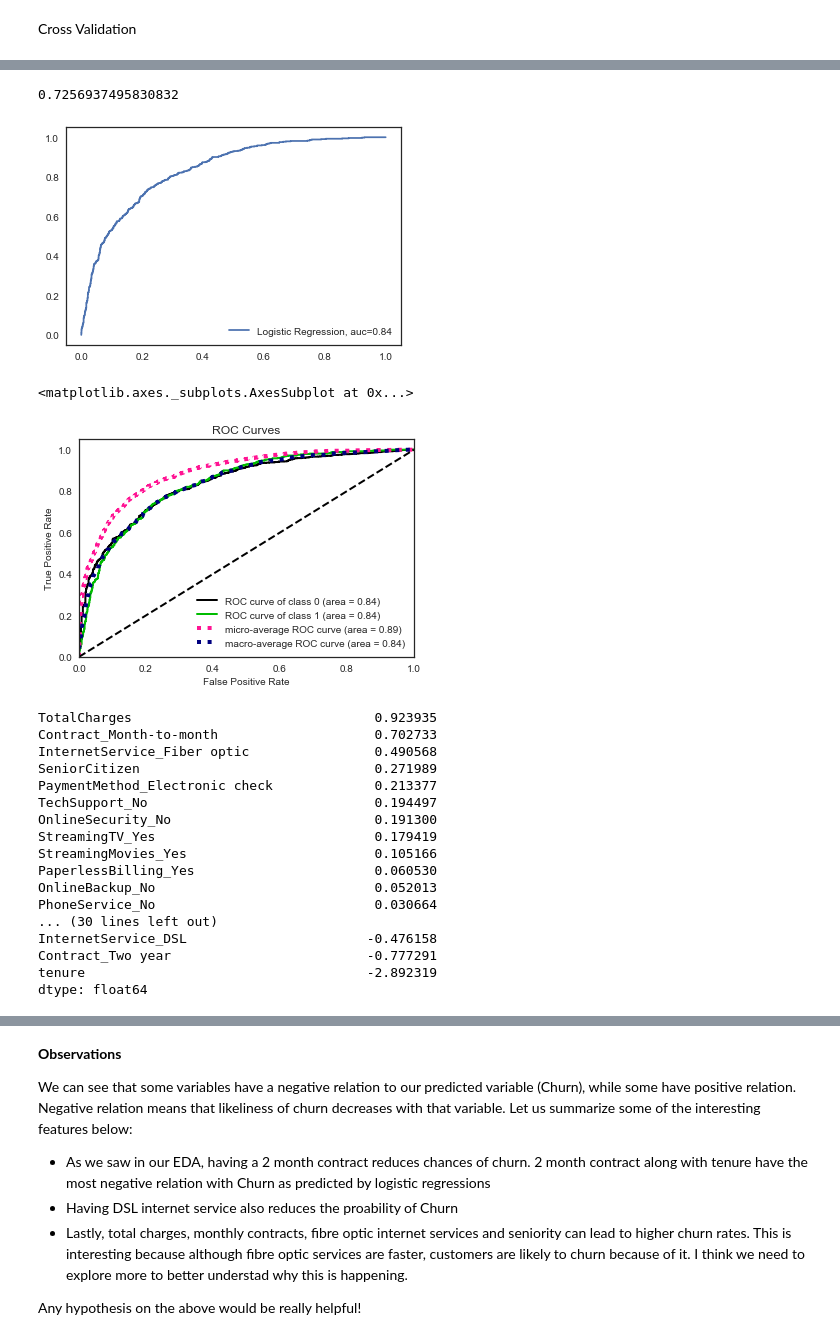
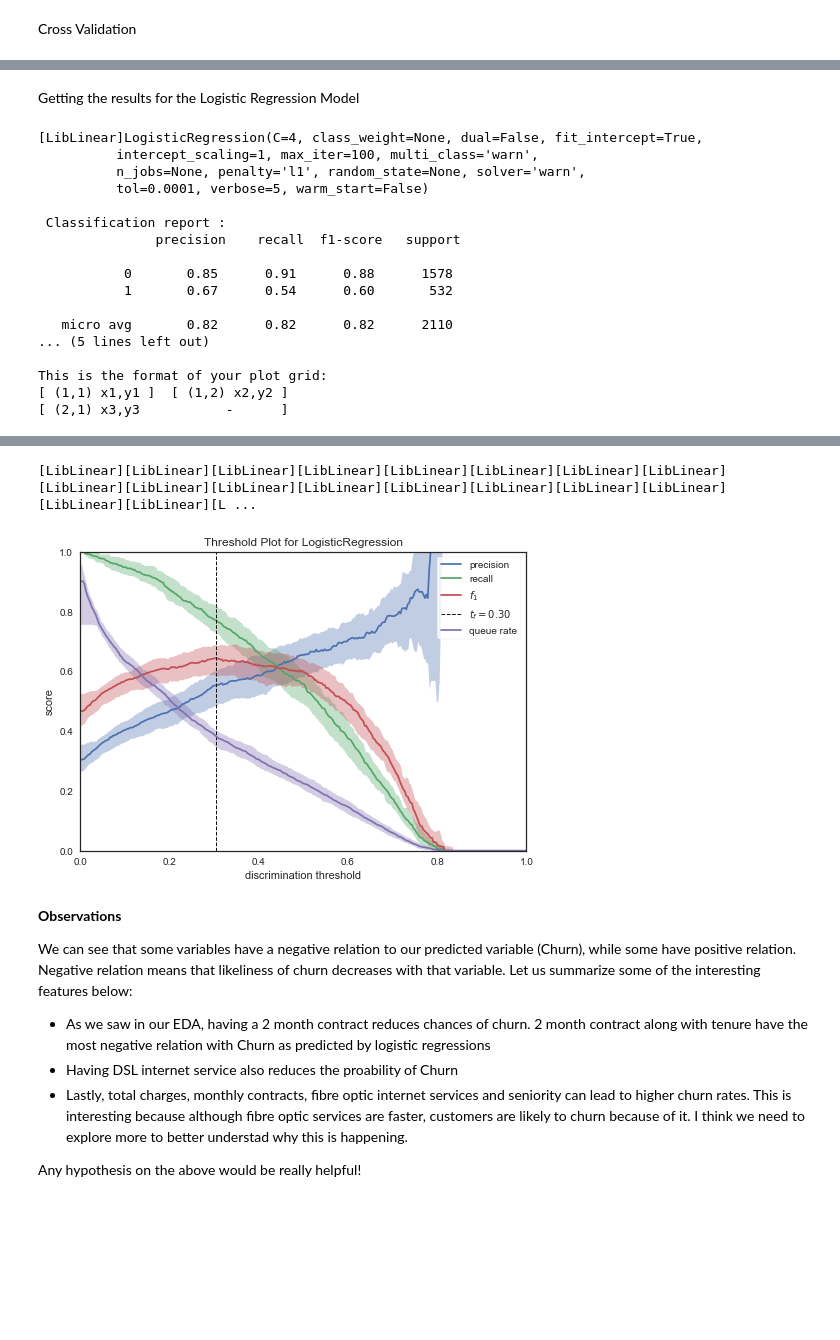
Before and after one commit to bandiatindra/Telecom_Churn_Prediction-, a Jupyter notebook: Telecom Churn Prediction.ipynb, the cells around one changed output, grey strips where cells are left out. Drawn from its saved outputs; the diff is of its cells as text; code cells hidden in the pictures; blank space fills up the shorter version.

```diff
--- a/Telecom Churn Prediction.ipynb
+++ b/Telecom Churn Prediction.ipynb
@@ -553,43 +652,24 @@ print (metrics.accuracy_score(y_test, prediction_test))
-# %%
-roc_auc_score(y_test,prediction_test)
-# %% [output]
-0.7256937495830832
-# %%
-y_pred_proba = clf.predict_proba(X_test)[::,1]
-fpr, tpr, _ = metrics.roc_curve(y_test,  y_pred_proba)
-auc = metrics.roc_auc_score(y_test, y_pred_proba)
-plt.plot(fpr,tpr,label="Logistic Regression, auc="+str(round(auc,2)))
-plt.legend(loc=4)
-plt.show()
-# %% [output]
-[figure, removed]
-# %%
-import scikitplot as skplt
-y_pred_proba = clf.predict_proba(X_test)
-skplt.metrics.plot_roc_curve(y_test, y_pred_proba)
-# %% [output]
-<matplotlib.axes._subplots.AxesSubplot at 0x...>
-[figure, removed]
-# %%
-# To get the weights of all the variables
-weights = pd.Series(model.coef_[0],
-                 index=X.columns.values)
-weights.sort_values(ascending = False)
-# %% [output]
-TotalCharges                               0.923935
-Contract_Month-to-month                    0.702733
-InternetService_Fiber optic                0.490568
-SeniorCitizen                              0.271989
-PaymentMethod_Electronic check             0.213377
-TechSupport_No                             0.194497
-OnlineSecurity_No                          0.191300
-StreamingTV_Yes                            0.179419
-StreamingMovies_Yes                        0.105166
-PaperlessBilling_Yes                       0.060530
-OnlineBackup_No                            0.052013
-PhoneService_No                            0.030664
-... (30 lines left out)
-InternetService_DSL                       -0.476158
-Contract_Two year                         -0.777291
-tenure                                    -2.892319
-dtype: float64
+# %% [markdown]
+Getting the results for the Logistic Regression Model
+# %%
+# Getting the results for the Logistic Regression Model
+model_logit = LogisticRegression(C=clf.best_params_['C'],penalty='l1', verbose=5)
+telecom_churn_prediction(model_logit,X_train, X_test,y_train,y_test,"coefficients",threshold_plot = True)
+# %% [output]
+[LibLinear]LogisticRegression(C=4, class_weight=None, dual=False, fit_intercept=True,
+          intercept_scaling=1, max_iter=100, multi_class='warn',
+          n_jobs=None, penalty='l1', random_state=None, solver='warn',
+          tol=0.0001, verbose=5, warm_start=False)
+
+ Classification report :
+               precision    recall  f1-score   support
+
+           0       0.85      0.91      0.88      1578
+           1       0.67      0.54      0.60       532
+
+   micro avg       0.82      0.82      0.82      2110
+... (5 lines left out)
+
+This is the format of your plot grid:
+[ (1,1) x1,y1 ]  [ (1,2) x2,y2 ]
+[ (2,1) x3,y3           -      ]
@@ -596,3 +677,5 @@ dtype: float64
+[LibLinear][LibLinear][LibLinear][LibLinear][LibLinear][LibLinear][LibLinear][LibLinear][LibLinear][LibLinear][LibLinear][LibLinear][LibLinear][LibLinear][LibLinear][LibLinear][LibLinear][LibLinear][L ...
+[figure, added]
 # %% [markdown]
 **Observations**
 
```
Also changed, not shown: parts of 11 cells of this notebook.
